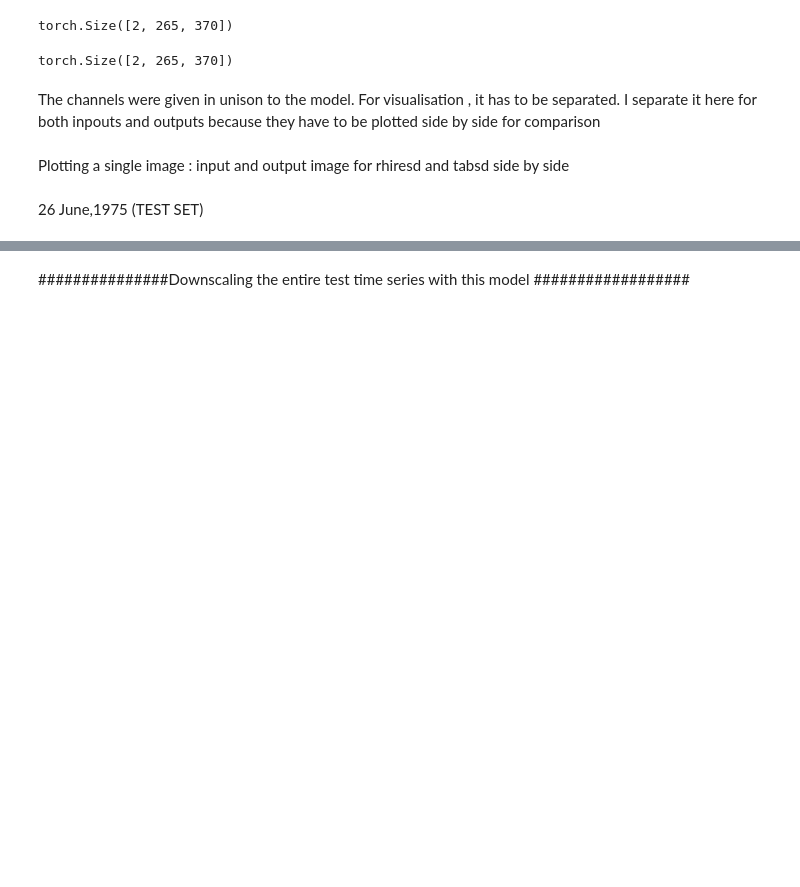
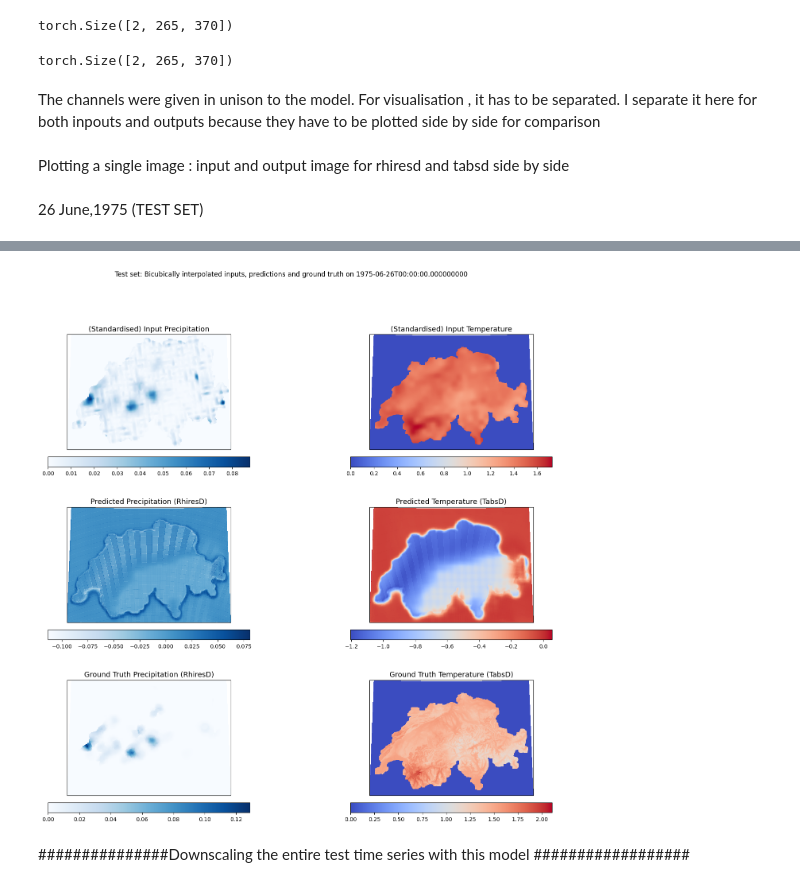
Before and after one commit to AsthanaShivanshi/Downscaling, a Jupyter notebook: Scripts/Jupyter_Notebooks/UNet_visualisations.ipynb, the cells around one changed output, grey strips where cells are left out. Drawn from its saved outputs; the diff is of its cells as text; code cells hidden in the pictures; blank space fills up the shorter version.

```diff
--- a/Scripts/Jupyter_Notebooks/UNet_visualisations.ipynb
+++ b/Scripts/Jupyter_Notebooks/UNet_visualisations.ipynb
@@ -4,7 +4,7 @@ import torch
 # %% [markdown]
 Loading the saved quick check trained model : train with only 100 samples and validated on only 30 samples, 20 epochs training only from the 32 batch size from these 100 samples
 # %%
-checkpoint_quick_test= torch.load("/work/FAC/FGSE/IDYST/tbeucler/downscaling/sasthana/Downscaling/Downscaling/checkpoints/model_checkpoint_UNet_01.pth")
+checkpoint_quick_test= torch.load("/work/FAC/FGSE/IDYST/tbeucler/downscaling/sasthana/Downscaling/Downscaling/checkpoints/model_checkpoint_100samples_20epochs_UNet_01.pth")
 # %%
 #Checking the parameters and keys
 print(type(checkpoint_quick_test))
@@ -178,3 +126,38 @@ plt.show()
+# %%
+lon_min, lon_max = 5, 11
+lat_min, lat_max = 45, 48
+
+lons = np.linspace(lon_min, lon_max, input_rhiresd.shape[1])
+lats = np.linspace(lat_min, lat_max, input_rhiresd.shape[0])
+lon2d, lat2d = np.meshgrid(lons, lats)
+
+
+lambert_proj = ccrs.LambertAzimuthalEqualArea(central_longitude=8, central_latitude=47)
+
+fig, axes = plt.subplots(3, 2, figsize=(18, 16), subplot_kw={'projection': lambert_proj})
+axes = axes.flatten()
+
+datasets = [
+    (input_rhiresd, '(Standardised) Input Precipitation', 'Blues'),
+    (input_tabsd, '(Standardised) Input Temperature', 'coolwarm'),
+    (predicted_rhiresd, 'Predicted Precipitation (RhiresD)', 'Blues'),
+    (predicted_tabsd, 'Predicted Temperature (TabsD)', 'coolwarm'),
+    (target_rhiresd, 'Ground Truth Precipitation (RhiresD)', 'Blues'),
+    (target_tabsd, 'Ground Truth Temperature (TabsD)', 'coolwarm')
+]
+
+for ax, (data, title, cmap) in zip(axes, datasets):
+    im = ax.pcolormesh(lon2d, lat2d, data, cmap=cmap, shading='auto', transform=ccrs.PlateCarree())
+    ax.set_title(title, fontsize=13)
+    ax.coastlines(resolution='10m')
+    ax.set_extent([lon2d.min(), lon2d.max(), lat2d.min(), lat2d.max()], crs=ccrs.PlateCarree())
+    cbar = fig.colorbar(im, ax=ax, orientation='horizontal', pad=0.05, shrink=0.8)
+    cbar.ax.tick_params(labelsize=10)
+
+plt.suptitle(f"Test set: Bicubically interpolated inputs, predictions and ground truth on {corresponding_time_pr}",)
+plt.show()
+# %% [output]
+[figure, added]
 # %% [markdown]
 ###############Downscaling the entire test time series with this model ##################
 # %%
```
Also changed, not shown: parts of 1 cell of this notebook, 1 other file.
